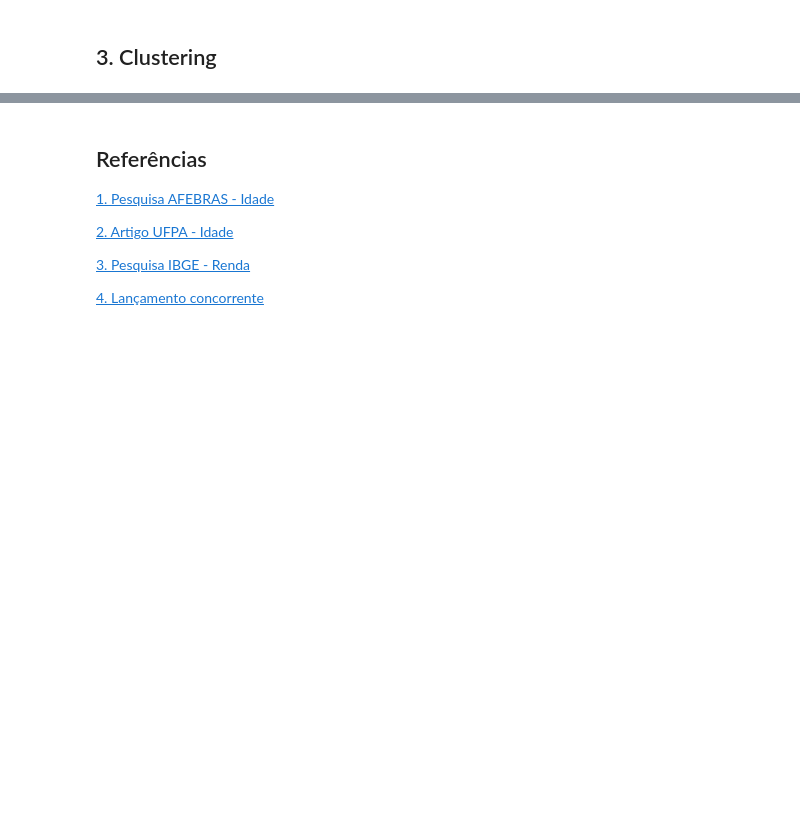
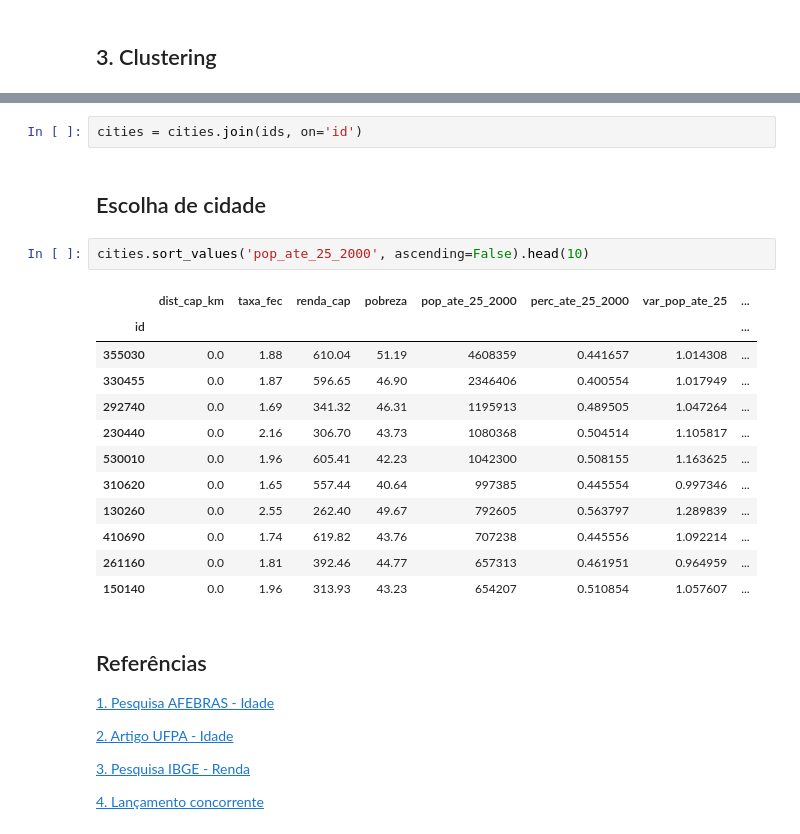
Before and after one commit to rodrigotorn/solar-case, a Jupyter notebook: case-solar.ipynb, the cells around one changed output, grey strips where cells are left out. Saved outputs shown, nothing was run; the diff lists cells and outputs as text; blank space fills up the shorter version.

```diff
--- a/case-solar.ipynb
+++ b/case-solar.ipynb
@@ -137,3 +202,22 @@ cities.to_csv('data/cities.csv', index=True)
+# %%
+cities = cities.join(ids, on='id')
+# %% [markdown]
+## Escolha de cidade
+# %%
+cities.sort_values('pop_ate_25_2000', ascending=False).head(10)
+# %% [output]
+|  | dist_cap_km | taxa_fec | renda_cap | pobreza | pop_ate_25_2000 | perc_ate_25_2000 | var_pop_ate_25 | ... |
+| id |  |  |  |  |  |  |  | ... |
+| 355030 | 0.0 | 1.88 | 610.04 | 51.19 | 4608359 | 0.441657 | 1.014308 | ... |
+| 330455 | 0.0 | 1.87 | 596.65 | 46.90 | 2346406 | 0.400554 | 1.017949 | ... |
+| 292740 | 0.0 | 1.69 | 341.32 | 46.31 | 1195913 | 0.489505 | 1.047264 | ... |
+| 230440 | 0.0 | 2.16 | 306.70 | 43.73 | 1080368 | 0.504514 | 1.105817 | ... |
+| 530010 | 0.0 | 1.96 | 605.41 | 42.23 | 1042300 | 0.508155 | 1.163625 | ... |
+| 310620 | 0.0 | 1.65 | 557.44 | 40.64 | 997385 | 0.445554 | 0.997346 | ... |
+| 130260 | 0.0 | 2.55 | 262.40 | 49.67 | 792605 | 0.563797 | 1.289839 | ... |
+| 410690 | 0.0 | 1.74 | 619.82 | 43.76 | 707238 | 0.445556 | 1.092214 | ... |
+| 261160 | 0.0 | 1.81 | 392.46 | 44.77 | 657313 | 0.461951 | 0.964959 | ... |
+| 150140 | 0.0 | 1.96 | 313.93 | 43.23 | 654207 | 0.510854 | 1.057607 | ... |
 # %% [markdown]
 ## Referências
 
```
Also changed, not shown: parts of 11 cells of this notebook, 2 other files.
